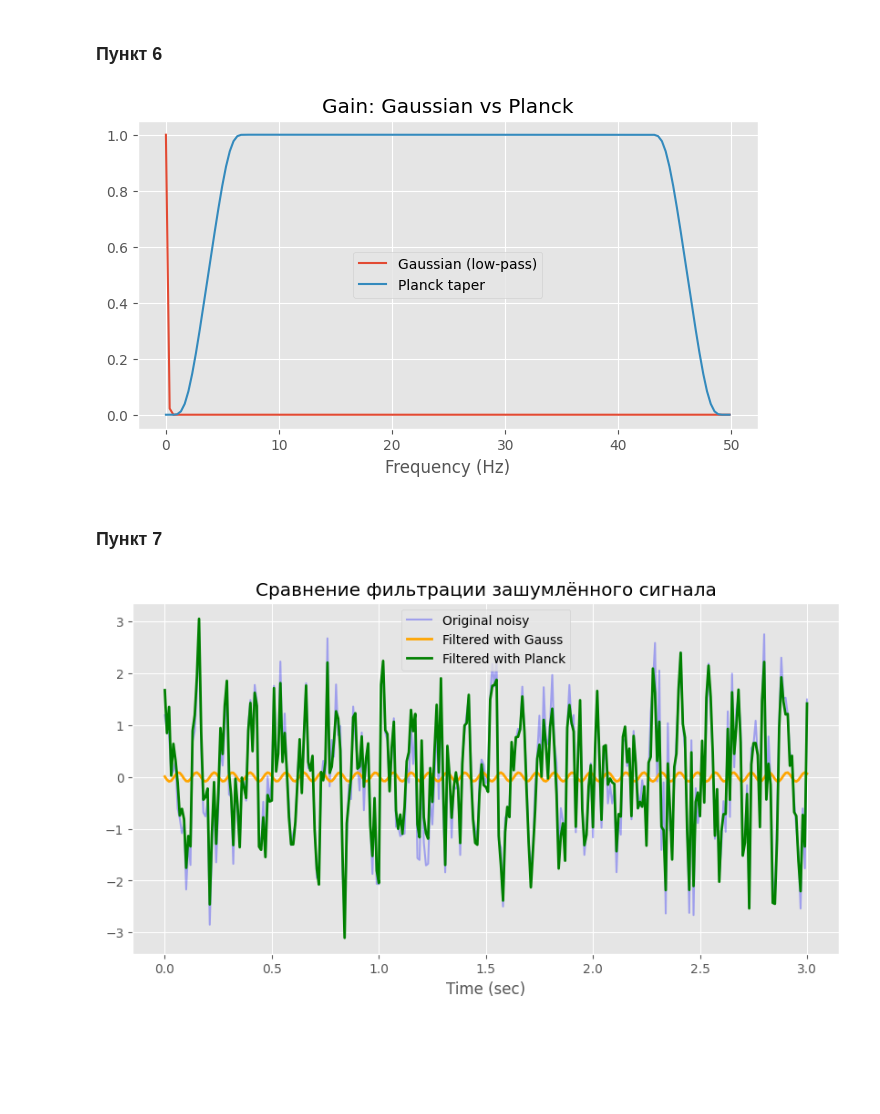
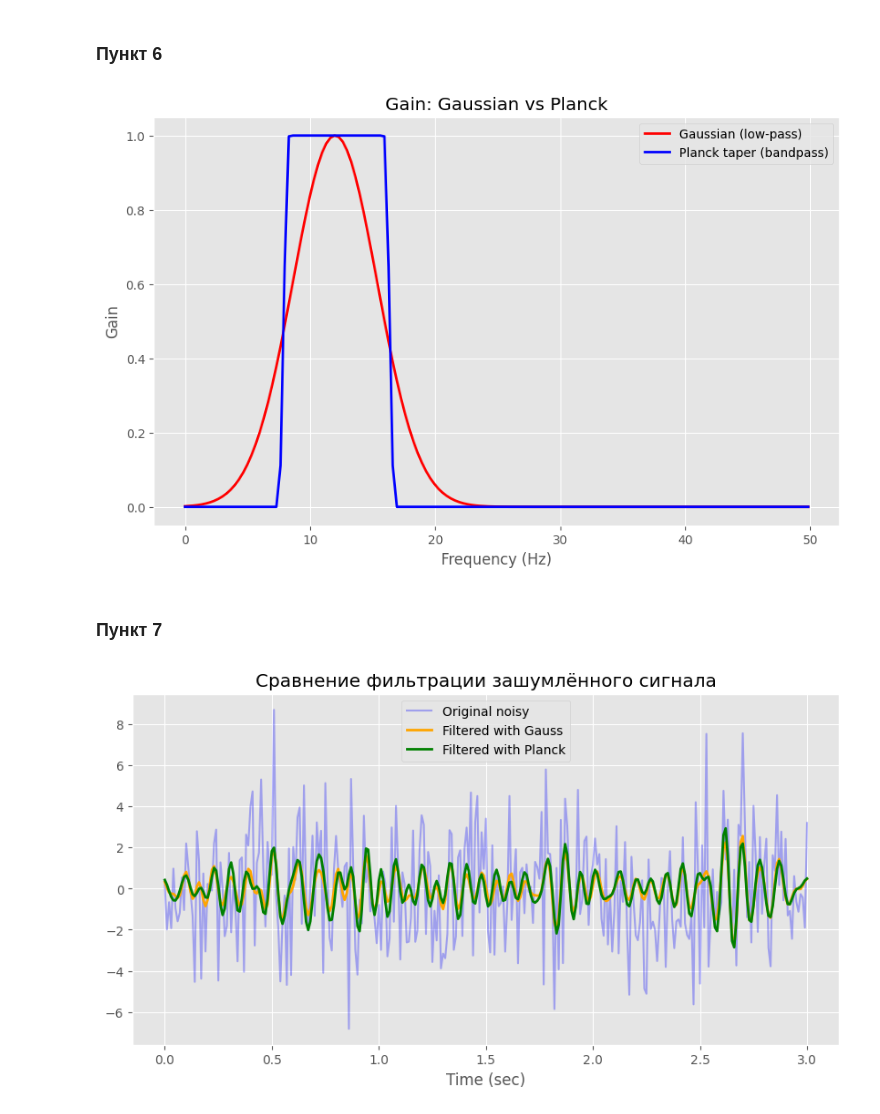
Before and after one commit to KamenevIvan/DPoS, a Jupyter notebook: lab4.ipynb, the cells around one changed output. Cells and saved outputs as stored; diff of their text form; code cells hidden in the pictures; blank space fills up the shorter version.

```diff
--- a/lab4.ipynb
+++ b/lab4.ipynb
@@ -138,49 +154,74 @@ plt.show()
 ### Пункт 6
 # %%
 def planck_taper_window(M, epsilon=0.2):
-    """Точная реализация окна Планка (как в лабораторной)"""
+
     a = np.zeros(M)
     if M <= 1 or not (0 < epsilon <= 0.5):
         return a
     eps_Nm1 = epsilon * (M - 1)
     for k in range(1, M-1):
         if k < eps_Nm1:
             za = eps_Nm1 * (1/k + 1/(k - eps_Nm1))
             a[k] = 1 / (np.exp(za) + 1)
         elif k <= (1 - epsilon) * (M - 1):
             a[k] = 1.0
         else:
             zb = eps_Nm1 * (1/(M-1-k) + 1/((1-epsilon)*(M-1) - k))
             a[k] = 1 / (np.exp(zb) + 1)
     return a
 
-M = len(freq)
-H_planck = planck_taper_window(M, epsilon=0.15)   # подберите epsilon под нужную ширину
+def planck_bandpass(freq, center_freq, bandwidth, epsilon=0.1, fs=100.0):
+    M = len(freq)
+    H = np.zeros(M)
 
-# Фильтрация (исправлено!)
-S_filtered_planck = S_noisy * to_full_freq_response(H_planck)  # ← ИСПРАВЛЕНО
+    df = freq[1] - freq[0]
+    half_bw = bandwidth / 2
+
+    idx_start = np.searchsorted(freq, center_freq - half_bw)
+    idx_end   = np.searchsorted(freq, center_freq + half_bw)
+
+    window_len = idx_end - idx_start
+    if window_len < 10:
+        window_len = 10
+
+    taper = planck_taper_window(window_len, epsilon=epsilon)
+
+    H[idx_start:idx_start + window_len] = taper
+
+    return H
+
+center_freq = 12.0
+bandwidth   = 10.0
+epsilon     = 0.12
+
+H_planck = planck_bandpass(freq, center_freq, bandwidth, epsilon=epsilon)
+
+# Фильтрация
+S_filtered_planck = S_noisy * to_full_freq_response(H_planck)
 filtered_planck = ifft(S_filtered_planck).real
 
-plt.figure(figsize=(8, 4))
-plt.plot(freq, G, label='Gaussian (low-pass)')
-plt.plot(freq, H_planck, label='Planck taper')
+plt.figure(figsize=(10, 6))
+plt.plot(freq, G_narrow, 'r-', linewidth=2, label='Gaussian (low-pass)')
+plt.plot(freq, H_planck,   'b-', linewidth=2, label='Planck taper (bandpass)')
 plt.title('Gain: Gaussian vs Planck')
 plt.xlabel('Frequency (Hz)')
+plt.ylabel('Gain')
+plt.grid(True)
 plt.legend()
 plt.show()
 # %% [output]
-[figure, old version]
+[figure, new version]
 # %% [markdown]
 ### Пункт 7
 # %%
-# Сравнение (как на Рис. 7 справа)
+
 plt.figure(figsize=(10, 5))
 plt.plot(t, signal_noisy, 'b-', alpha=0.3, label='Original noisy')
-plt.plot(t, filtered_time, 'orange', linewidth=2, label='Filtered with Gauss')
+plt.plot(t, filtered_narrow, 'orange', linewidth=2, label='Filtered with Gauss')
 plt.plot(t, filtered_planck, 'green', linewidth=2, label='Filtered with Planck')
 plt.title('Сравнение фильтрации зашумлённого сигнала')
 plt.xlabel('Time (sec)')
 plt.legend()
 plt.show()
 # %% [output]
-[figure, old version]
+[figure, new version]
```
Also changed, not shown: parts of 3 cells of this notebook.
